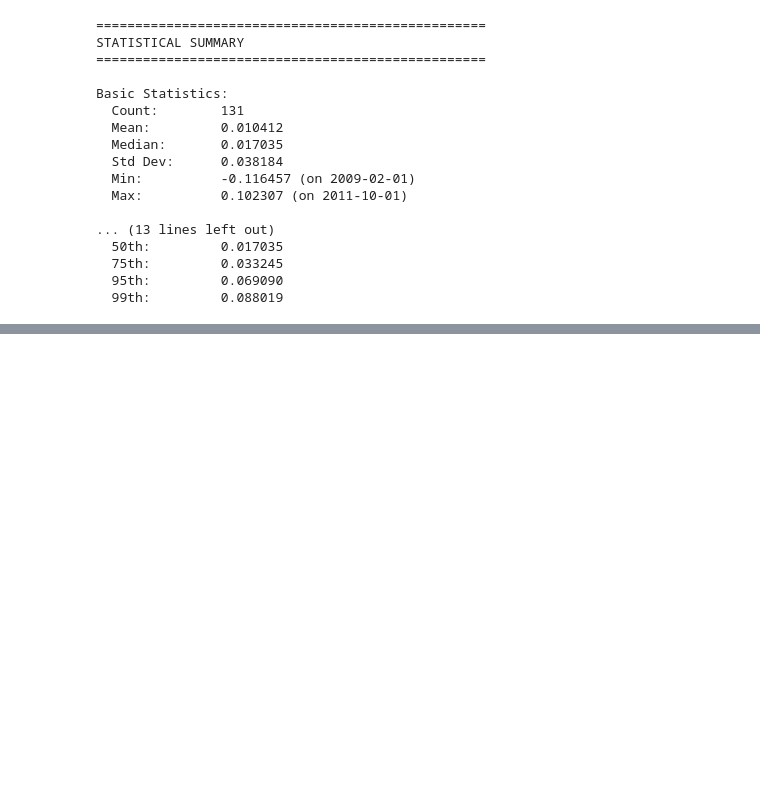
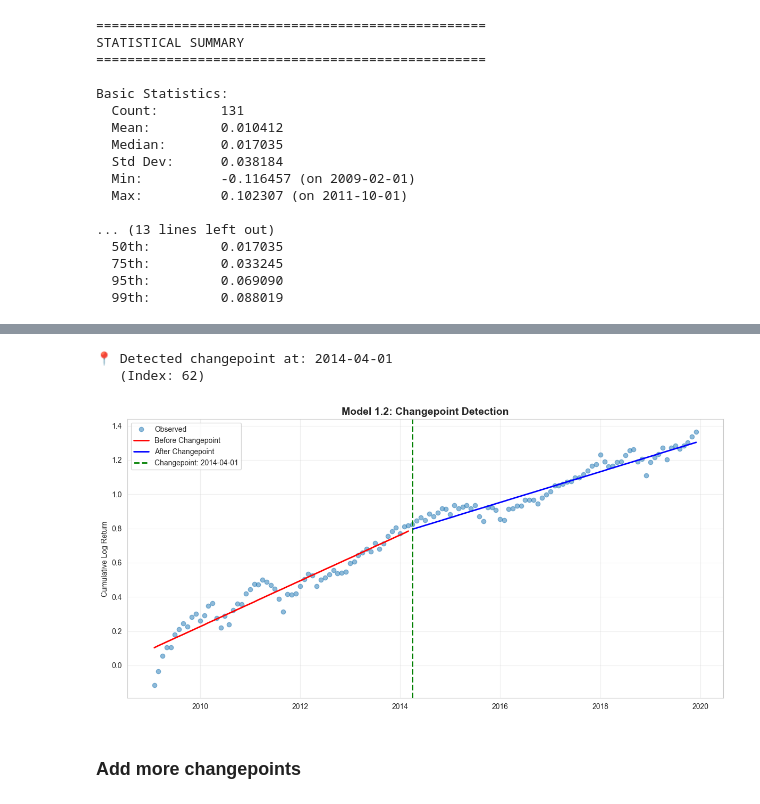
Before and after one commit to niccolo-s/AI_Programming_Project, a Jupyter notebook: code_v1.ipynb, the cells around one changed output, grey strips where cells are left out. Cells and saved outputs as stored; diff of their text form; code cells hidden in the pictures; blank space fills up the shorter version.

```diff
--- a/code_v1.ipynb
+++ b/code_v1.ipynb
@@ -170,0 +309,40 @@ Basic Statistics:
+# %%
+# Get MAP estimate of changepoint
+changepoint_samples = trace_1_2.posterior["changepoint_idx"].values.flatten()
+changepoint_map = int(stats.mode(changepoint_samples)[0])
+changepoint_date = dates_monthly[changepoint_map]
+
+print(f"\n📍 Detected changepoint at: {changepoint_date.date()}")
+print(f"   (Index: {changepoint_map})")
+
+# Plot
+fig, ax = plt.subplots(figsize=(12, 6))
+ax.plot(dates_monthly, cumulative_log_price, 'o', label='Observed', alpha=0.5)
+
+# Posterior mean fit
+slope_mean = trace_1_2.posterior["slope"].mean().values
+intercept_mean = trace_1_2.posterior["intercept"].mean().values
+adjustment_mean = trace_1_2.posterior["slope_adjustment"].mean().values
+
+mu_before = intercept_mean + slope_mean * t[:changepoint_map]
+k_after = slope_mean + adjustment_mean
+m_after = intercept_mean - adjustment_mean * changepoint_map
+mu_after = m_after + k_after * t[changepoint_map:]
+
+ax.plot(dates_monthly[:changepoint_map], mu_before, 'r-', linewidth=2, label='Before Changepoint')
+ax.plot(dates_monthly[changepoint_map:], mu_after, 'b-', linewidth=2, label='After Changepoint')
+ax.axvline(changepoint_date, color='green', linestyle='--', linewidth=2, label=f'Changepoint: {changepoint_date.date()}')
+
+ax.set_title('Model 1.2: Changepoint Detection', fontsize=14, fontweight='bold')
+ax.set_ylabel('Cumulative Log Return')
+ax.legend()
+ax.grid(True, alpha=0.3)
+plt.tight_layout()
+plt.savefig('model_1_2_changepoint.png', dpi=300)
+plt.show()
+# %% [output]
+📍 Detected changepoint at: 2014-04-01
+   (Index: 62)
+[figure, added]
+# %% [markdown]
+### Add more changepoints
```
Also changed, not shown: parts of 15 cells of this notebook.
